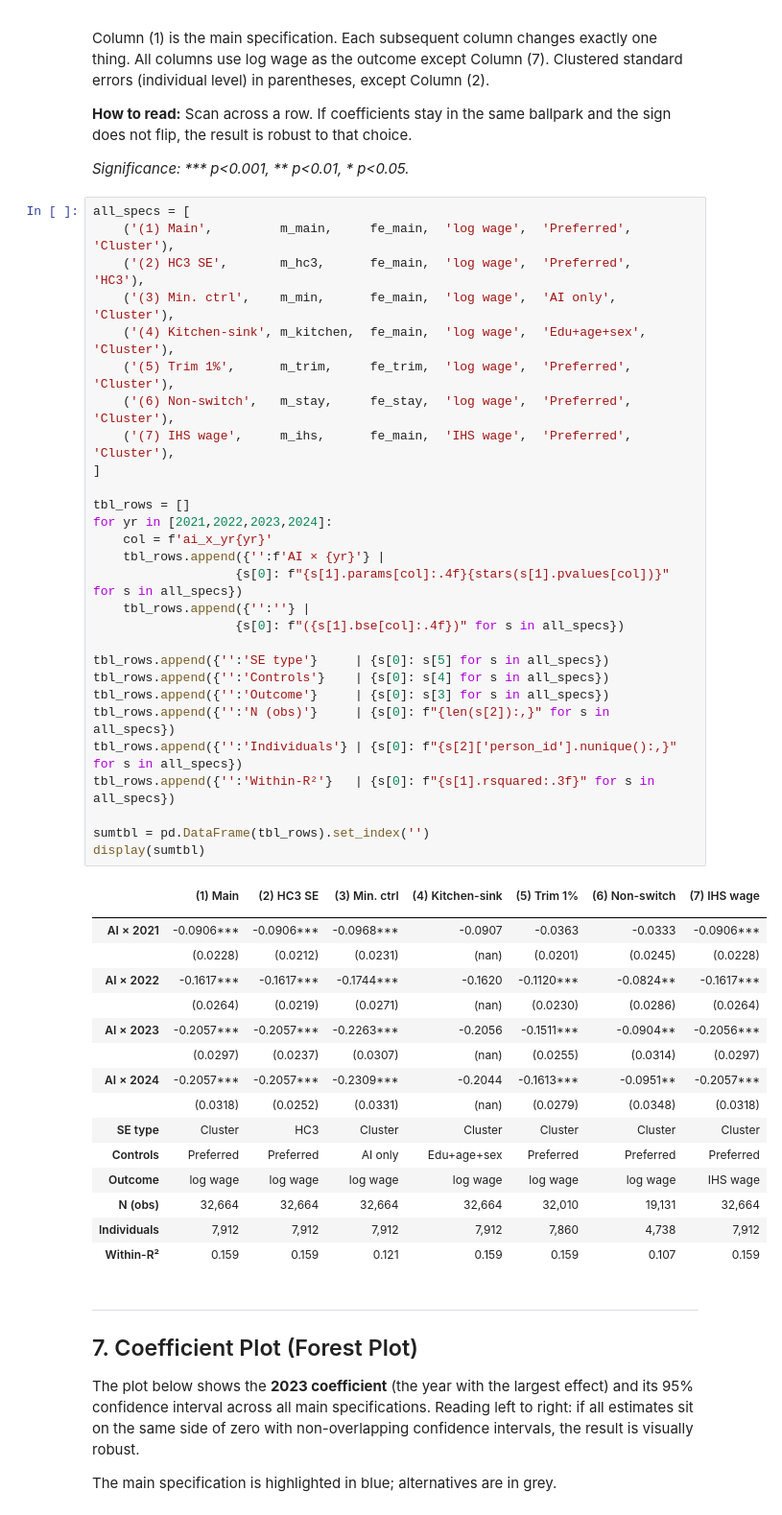
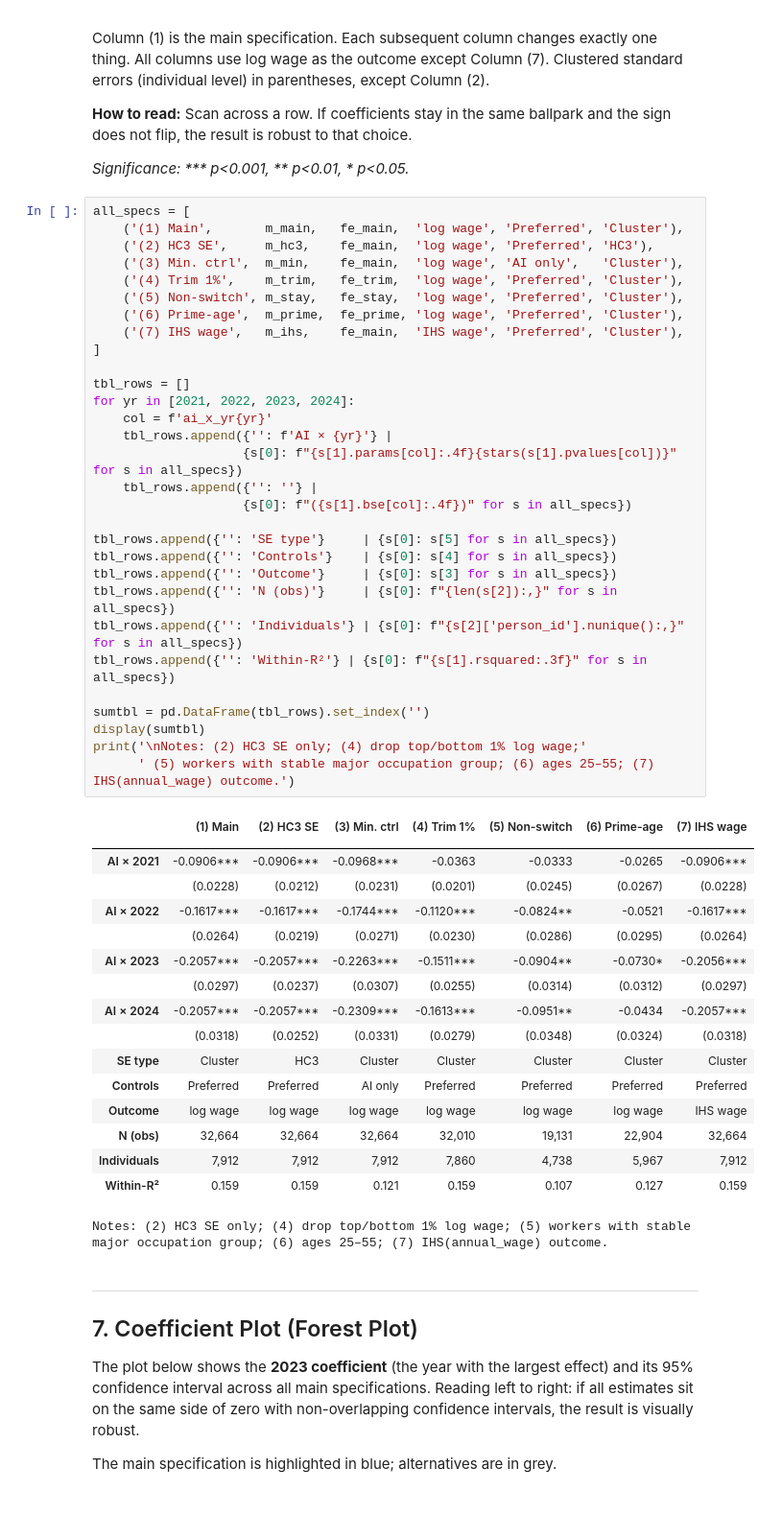
Before and after one commit to TingyingHuang/ECC3479-The-impact-of-AI-exposure-on-wage-growth, a Jupyter notebook: output/robustness_checks.ipynb, the cells around one changed output. Shown at 96% size. Saved outputs shown, nothing was run; the diff lists cells and outputs as text.

```diff
--- a/output/robustness_checks.ipynb
+++ b/output/robustness_checks.ipynb
@@ -401,49 +477,52 @@ Column (1) is the main specification. Each subsequent column changes exactly one
 *Significance: \*\*\* p<0.001, \*\* p<0.01, \* p<0.05.*
 # %%
 all_specs = [
-    ('(1) Main',         m_main,     fe_main,  'log wage',  'Preferred',       'Cluster'),
-    ('(2) HC3 SE',       m_hc3,      fe_main,  'log wage',  'Preferred',       'HC3'),
-    ('(3) Min. ctrl',    m_min,      fe_main,  'log wage',  'AI only',         'Cluster'),
-    ('(4) Kitchen-sink', m_kitchen,  fe_main,  'log wage',  'Edu+age+sex',     'Cluster'),
-    ('(5) Trim 1%',      m_trim,     fe_trim,  'log wage',  'Preferred',       'Cluster'),
-    ('(6) Non-switch',   m_stay,     fe_stay,  'log wage',  'Preferred',       'Cluster'),
-    ('(7) IHS wage',     m_ihs,      fe_main,  'IHS wage',  'Preferred',       'Cluster'),
+    ('(1) Main',       m_main,   fe_main,  'log wage', 'Preferred', 'Cluster'),
+    ('(2) HC3 SE',     m_hc3,    fe_main,  'log wage', 'Preferred', 'HC3'),
+    ('(3) Min. ctrl',  m_min,    fe_main,  'log wage', 'AI only',   'Cluster'),
+    ('(4) Trim 1%',    m_trim,   fe_trim,  'log wage', 'Preferred', 'Cluster'),
+    ('(5) Non-switch', m_stay,   fe_stay,  'log wage', 'Preferred', 'Cluster'),
+    ('(6) Prime-age',  m_prime,  fe_prime, 'log wage', 'Preferred', 'Cluster'),
+    ('(7) IHS wage',   m_ihs,    fe_main,  'IHS wage', 'Preferred', 'Cluster'),
 ]
 
 tbl_rows = []
-for yr in [2021,2022,2023,2024]:
+for yr in [2021, 2022, 2023, 2024]:
     col = f'ai_x_yr{yr}'
-    tbl_rows.append({'':f'AI × {yr}'} |
-                   {s[0]: f"{s[1].params[col]:.4f}{stars(s[1].pvalues[col])}" for s in all_specs})
-    tbl_rows.append({'':''} |
-                   {s[0]: f"({s[1].bse[col]:.4f})" for s in all_specs})
+    tbl_rows.append({'': f'AI × {yr}'} |
+                    {s[0]: f"{s[1].params[col]:.4f}{stars(s[1].pvalues[col])}" for s in all_specs})
+    tbl_rows.append({'': ''} |
+                    {s[0]: f"({s[1].bse[col]:.4f})" for s in all_specs})
 
-tbl_rows.append({'':'SE type'}     | {s[0]: s[5] for s in all_specs})
-tbl_rows.append({'':'Controls'}    | {s[0]: s[4] for s in all_specs})
-tbl_rows.append({'':'Outcome'}     | {s[0]: s[3] for s in all_specs})
-tbl_rows.append({'':'N (obs)'}     | {s[0]: f"{len(s[2]):,}" for s in all_specs})
-tbl_rows.append({'':'Individuals'} | {s[0]: f"{s[2]['person_id'].nunique():,}" for s in all_specs})
-tbl_rows.append({'':'Within-R²'}   | {s[0]: f"{s[1].rsquared:.3f}" for s in all_specs})
+tbl_rows.append({'': 'SE type'}     | {s[0]: s[5] for s in all_specs})
+tbl_rows.append({'': 'Controls'}    | {s[0]: s[4] for s in all_specs})
+tbl_rows.append({'': 'Outcome'}     | {s[0]: s[3] for s in all_specs})
+tbl_rows.append({'': 'N (obs)'}     | {s[0]: f"{len(s[2]):,}" for s in all_specs})
+tbl_rows.append({'': 'Individuals'} | {s[0]: f"{s[2]['person_id'].nunique():,}" for s in all_specs})
+tbl_rows.append({'': 'Within-R²'} | {s[0]: f"{s[1].rsquared:.3f}" for s in all_specs})
 
 sumtbl = pd.DataFrame(tbl_rows).set_index('')
 display(sumtbl)
+print('\nNotes: (2) HC3 SE only; (4) drop top/bottom 1% log wage;'
+      ' (5) workers with stable major occupation group; (6) ages 25–55; (7) IHS(annual_wage) outcome.')
 # %% [output]
-|  | (1) Main | (2) HC3 SE | (3) Min. ctrl | (4) Kitchen-sink | (5) Trim 1% | (6) Non-switch | (7) IHS wage |
+|  | (1) Main | (2) HC3 SE | (3) Min. ctrl | (4) Trim 1% | (5) Non-switch | (6) Prime-age | (7) IHS wage |
 |  |  |  |  |  |  |  |  |
-| AI × 2021 | -0.0906*** | -0.0906*** | -0.0968*** | -0.0907 | -0.0363 | -0.0333 | -0.0906*** |
-|  | (0.0228) | (0.0212) | (0.0231) | (nan) | (0.0201) | (0.0245) | (0.0228) |
-| AI × 2022 | -0.1617*** | -0.1617*** | -0.1744*** | -0.1620 | -0.1120*** | -0.0824** | -0.1617*** |
-|  | (0.0264) | (0.0219) | (0.0271) | (nan) | (0.0230) | (0.0286) | (0.0264) |
-| AI × 2023 | -0.2057*** | -0.2057*** | -0.2263*** | -0.2056 | -0.1511*** | -0.0904** | -0.2056*** |
-|  | (0.0297) | (0.0237) | (0.0307) | (nan) | (0.0255) | (0.0314) | (0.0297) |
-| AI × 2024 | -0.2057*** | -0.2057*** | -0.2309*** | -0.2044 | -0.1613*** | -0.0951** | -0.2057*** |
-|  | (0.0318) | (0.0252) | (0.0331) | (nan) | (0.0279) | (0.0348) | (0.0318) |
+| AI × 2021 | -0.0906*** | -0.0906*** | -0.0968*** | -0.0363 | -0.0333 | -0.0265 | -0.0906*** |
+|  | (0.0228) | (0.0212) | (0.0231) | (0.0201) | (0.0245) | (0.0267) | (0.0228) |
+| AI × 2022 | -0.1617*** | -0.1617*** | -0.1744*** | -0.1120*** | -0.0824** | -0.0521 | -0.1617*** |
+|  | (0.0264) | (0.0219) | (0.0271) | (0.0230) | (0.0286) | (0.0295) | (0.0264) |
+| AI × 2023 | -0.2057*** | -0.2057*** | -0.2263*** | -0.1511*** | -0.0904** | -0.0730* | -0.2056*** |
+|  | (0.0297) | (0.0237) | (0.0307) | (0.0255) | (0.0314) | (0.0312) | (0.0297) |
+| AI × 2024 | -0.2057*** | -0.2057*** | -0.2309*** | -0.1613*** | -0.0951** | -0.0434 | -0.2057*** |
+|  | (0.0318) | (0.0252) | (0.0331) | (0.0279) | (0.0348) | (0.0324) | (0.0318) |
 | SE type | Cluster | HC3 | Cluster | Cluster | Cluster | Cluster | Cluster |
-| Controls | Preferred | Preferred | AI only | Edu+age+sex | Preferred | Preferred | Preferred |
+| Controls | Preferred | Preferred | AI only | Preferred | Preferred | Preferred | Preferred |
 | Outcome | log wage | log wage | log wage | log wage | log wage | log wage | IHS wage |
-| N (obs) | 32,664 | 32,664 | 32,664 | 32,664 | 32,010 | 19,131 | 32,664 |
-| Individuals | 7,912 | 7,912 | 7,912 | 7,912 | 7,860 | 4,738 | 7,912 |
-| Within-R² | 0.159 | 0.159 | 0.121 | 0.159 | 0.159 | 0.107 | 0.159 |
+| N (obs) | 32,664 | 32,664 | 32,664 | 32,010 | 19,131 | 22,904 | 32,664 |
+| Individuals | 7,912 | 7,912 | 7,912 | 7,860 | 4,738 | 5,967 | 7,912 |
+| Within-R² | 0.159 | 0.159 | 0.121 | 0.159 | 0.107 | 0.127 | 0.159 |
+Notes: (2) HC3 SE only; (4) drop top/bottom 1% log wage; (5) workers with stable major occupation group; (6) ages 25–55; (7) IHS(annual_wage) outcome.
 # %% [markdown]
 ---
 ## 7. Coefficient Plot (Forest Plot)
```
Also changed, not shown: parts of 12 cells of this notebook.
